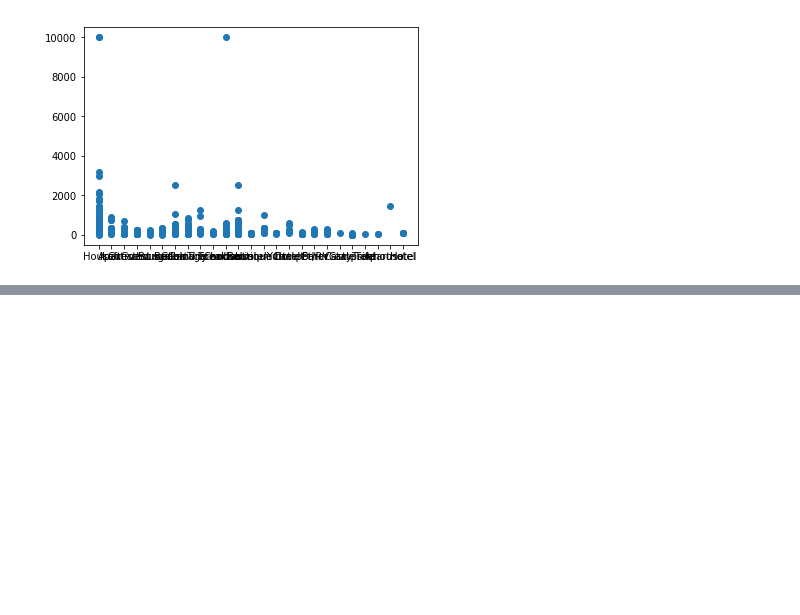
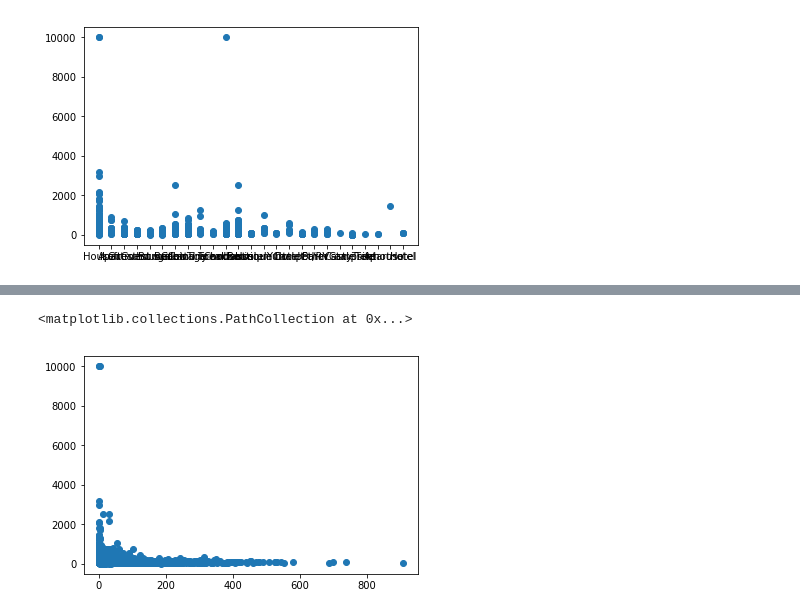
Before and after one commit to xandramichel/Springboard, a Jupyter notebook: Capstone1/Capstone Data Wrangling.ipynb, the cells around one changed output, grey strips where cells are left out. Drawn from its saved outputs; the diff is of its cells as text; code cells hidden in the pictures; blank space fills up the shorter version.

```diff
--- a/Capstone1/Capstone Data Wrangling.ipynb
+++ b/Capstone1/Capstone Data Wrangling.ipynb
@@ -110,0 +175,5 @@ plt.scatter(df.property_type, df.price)
+# %%
+plt.scatter(df.number_of_reviews, df.price)
+# %% [output]
+<matplotlib.collections.PathCollection at 0x...>
+[figure, added]
```
Also changed, not shown: parts of 12 cells of this notebook.
